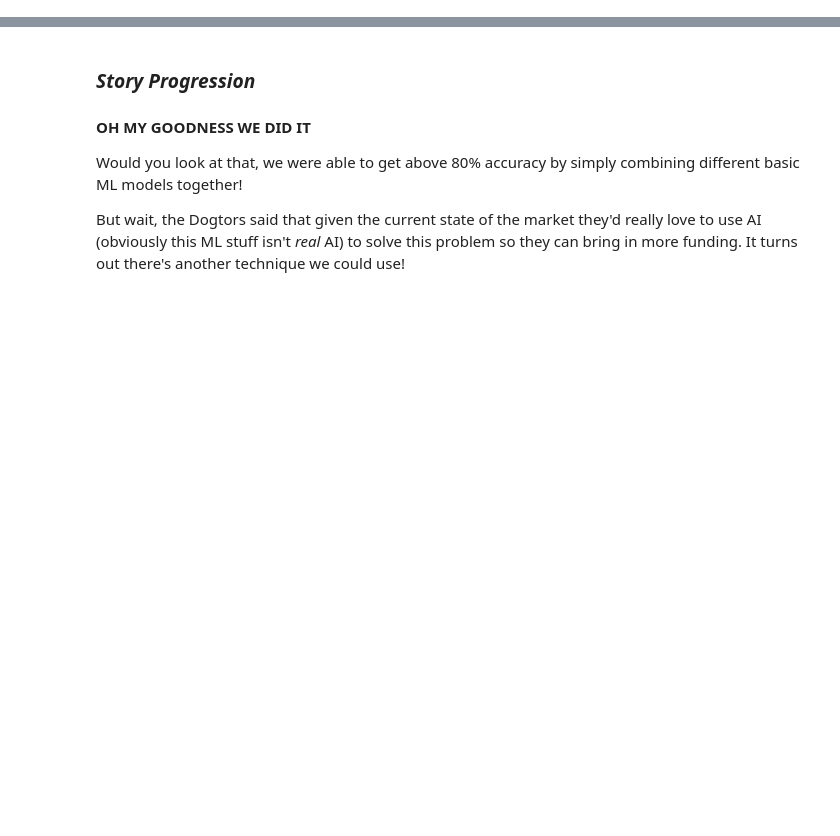
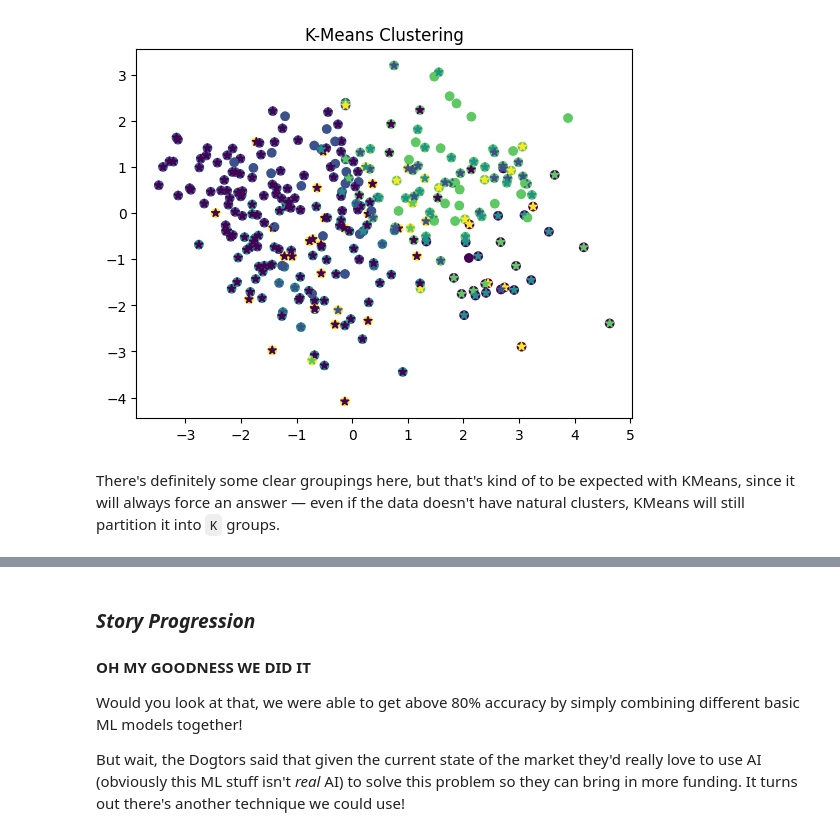
Before and after one commit to wtheisen/nd-cse-30124-homeworks, a Jupyter notebook: practicum/practicum.ipynb, the cells around one changed output, grey strips where cells are left out. Drawn from its saved outputs; the diff is of its cells as text; code cells hidden in the pictures; blank space fills up the shorter version.

```diff
--- a/practicum/practicum.ipynb
+++ b/practicum/practicum.ipynb
@@ -497,0 +279,17 @@ evaluate_models(X_resampled, y_resampled)
+# %%
+from sklearn.cluster import KMeans
+
+# TODO: Apply K-Means
+# LINES: 2
+kmeans = KMeans(n_clusters=5, random_state=42)
+clusters_kmeans = kmeans.fit_predict(X_scaled)
+
+# Plot K-Means result
+plt.scatter(X_pca[:, 0], X_pca[:, 1], c=clusters_kmeans)
+plt.scatter(X_pca[:, 0], X_pca[:, 1], c=df['target'], marker='*')
+plt.title('K-Means Clustering')
+plt.show()
+# %% [output]
+[figure, added]
+# %% [markdown]
+There's definitely some clear groupings here, but that's kind of to be expected with KMeans, since it will always force an answer — even if the data doesn't have natural clusters, KMeans will still partition it into `K` groups.
```
Also changed, not shown: parts of 68 cells of this notebook, 14 other files.
